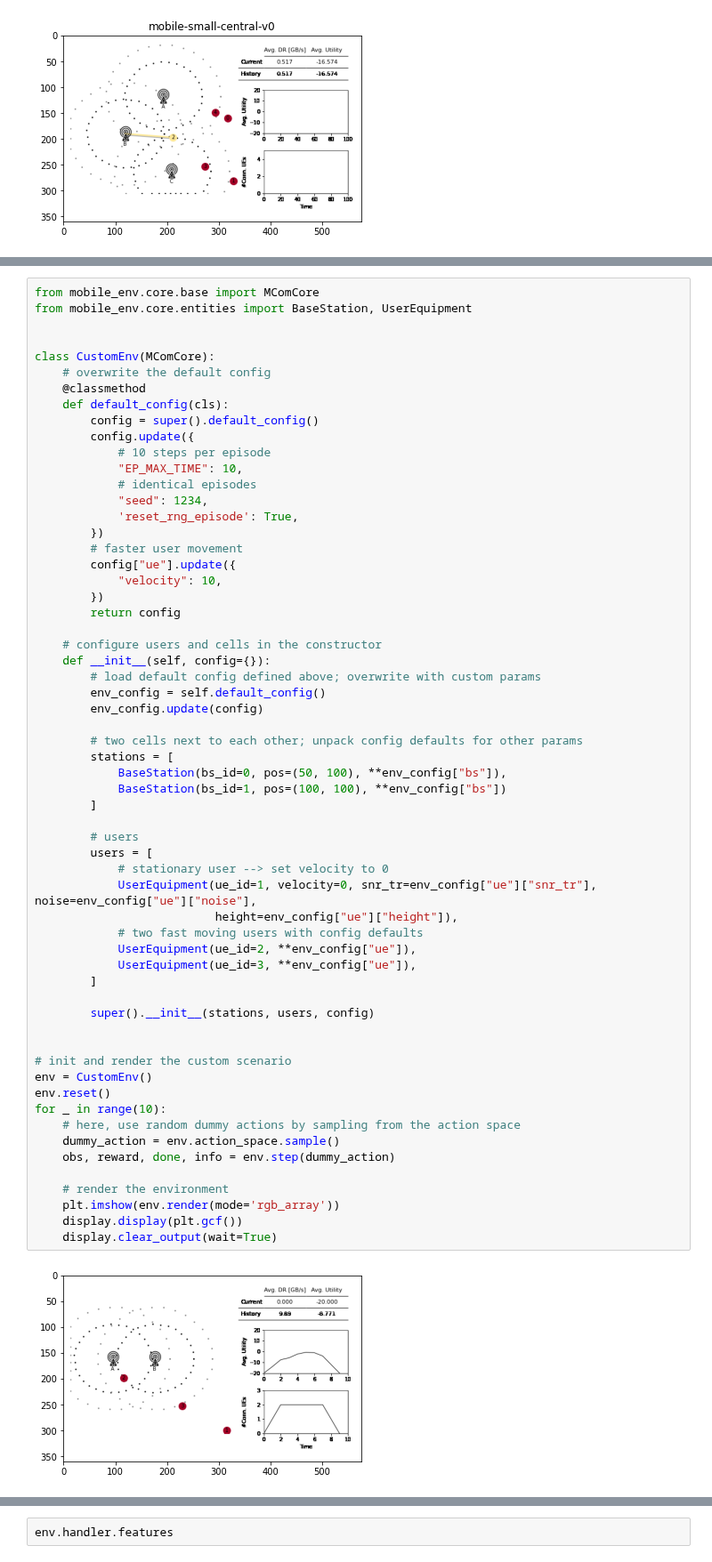
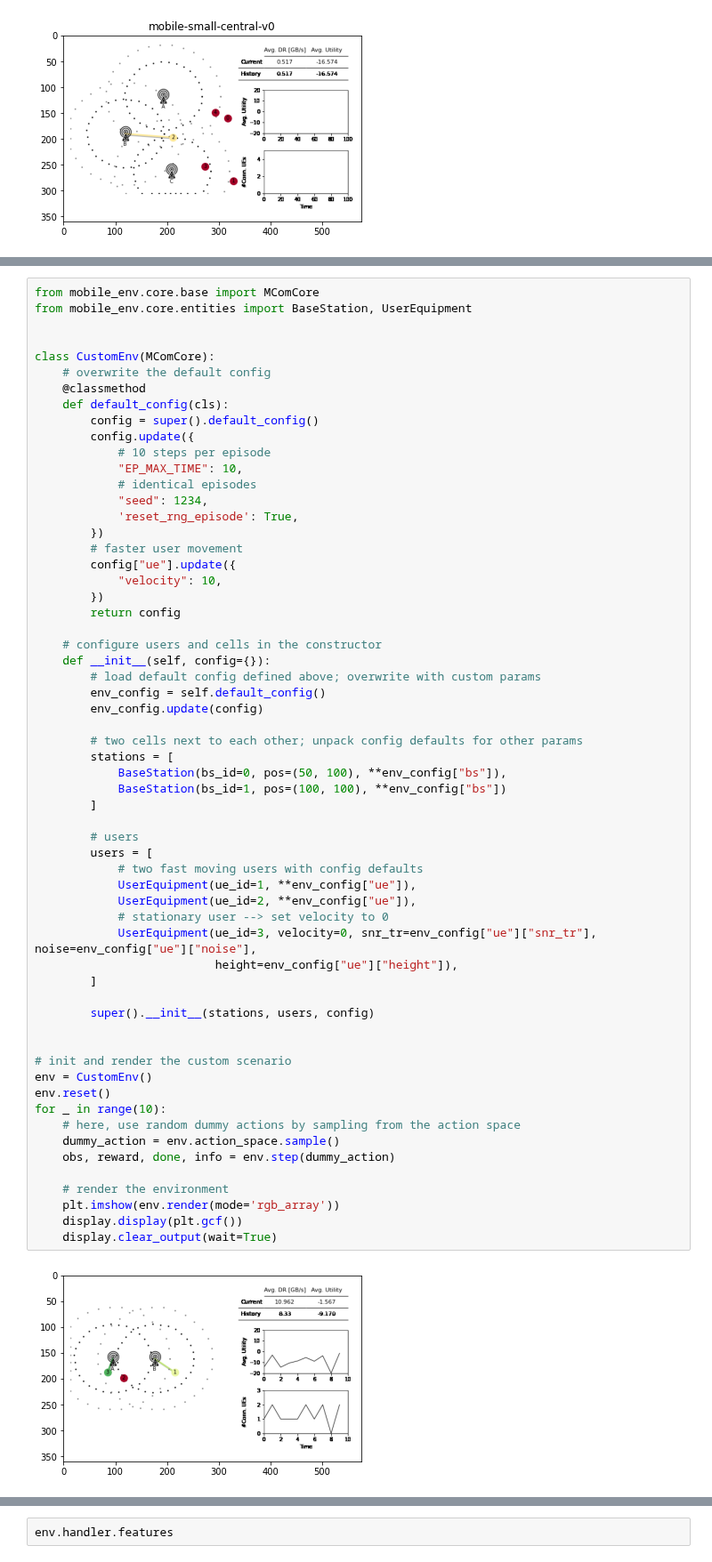
Before and after one commit to stefanbschneider/mobile-env, a Jupyter notebook: examples/demo.ipynb, the cells around one changed output, grey strips where cells are left out. Shown at 89% size. Drawn from its saved outputs; the diff is of its cells as text.

```diff
--- a/examples/demo.ipynb
+++ b/examples/demo.ipynb
@@ -206,36 +206,36 @@ class CustomEnv(MComCore):
         env_config.update(config)
 
         # two cells next to each other; unpack config defaults for other params
         stations = [
             BaseStation(bs_id=0, pos=(50, 100), **env_config["bs"]),
             BaseStation(bs_id=1, pos=(100, 100), **env_config["bs"])
         ]
 
         # users
         users = [
+            # two fast moving users with config defaults
+            UserEquipment(ue_id=1, **env_config["ue"]),
+            UserEquipment(ue_id=2, **env_config["ue"]),
             # stationary user --> set velocity to 0
-            UserEquipment(ue_id=1, velocity=0, snr_tr=env_config["ue"]["snr_tr"], noise=env_config["ue"]["noise"],
+            UserEquipment(ue_id=3, velocity=0, snr_tr=env_config["ue"]["snr_tr"], noise=env_config["ue"]["noise"],
                           height=env_config["ue"]["height"]),
-            # two fast moving users with config defaults
-            UserEquipment(ue_id=2, **env_config["ue"]),
-            UserEquipment(ue_id=3, **env_config["ue"]),
         ]
 
         super().__init__(stations, users, config)
 
 
 # init and render the custom scenario
 env = CustomEnv()
 env.reset()
 for _ in range(10):
     # here, use random dummy actions by sampling from the action space
     dummy_action = env.action_space.sample()
     obs, reward, done, info = env.step(dummy_action)
 
     # render the environment
     plt.imshow(env.render(mode='rgb_array'))
     display.display(plt.gcf())
     display.clear_output(wait=True)
 # %% [output]
-[figure, old version]
+[figure, new version]
 # %% [markdown]
```
Also changed, not shown: parts of 27 cells of this notebook.
